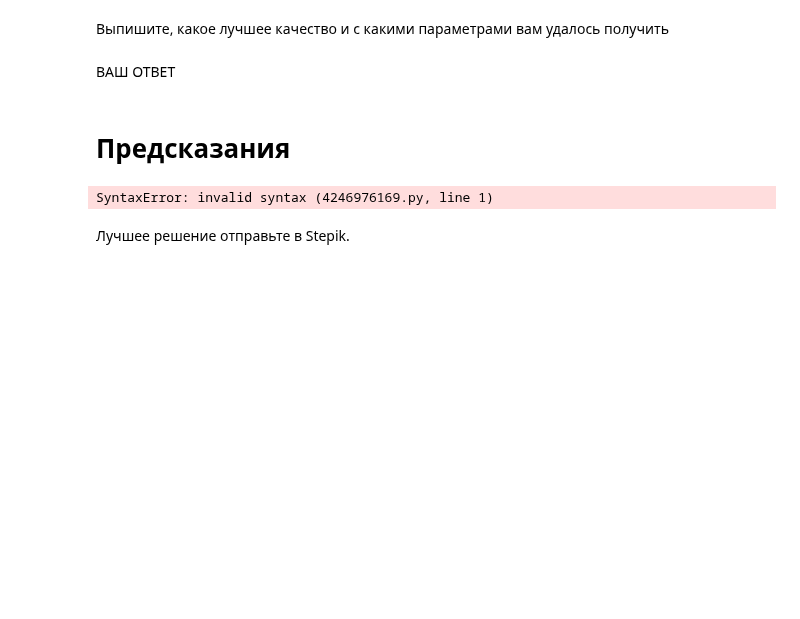
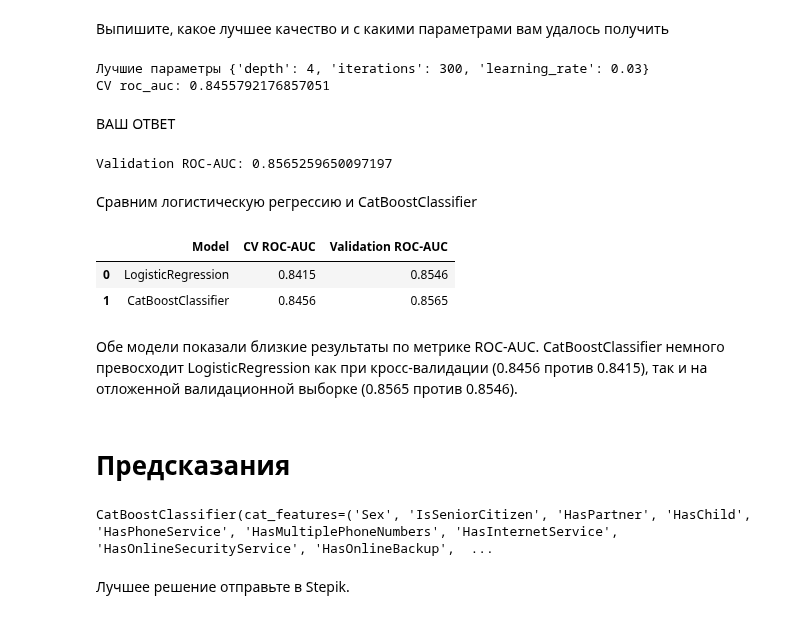
Before and after one commit to mymindinsane/DLS, a Jupyter notebook: week_03_composition_model_selection/Homework/hw_3_kaggle.ipynb, the cells around one changed output. Drawn from its saved outputs; the diff is of its cells as text; code cells hidden in the pictures; blank space fills up the shorter version.

```diff
--- a/week_03_composition_model_selection/Homework/hw_3_kaggle.ipynb
+++ b/week_03_composition_model_selection/Homework/hw_3_kaggle.ipynb
@@ -468,0 +494,6 @@ Validation ROC-AUC: 0.8545542904748681
+# %%
+model = CatBoostClassifier(
+    cat_features=tuple(cat_cols),
+    verbose=False,
+    random_seed=42
+)
@@ -468,0 +502,14 @@ Validation ROC-AUC: 0.8545542904748681
+# %%
+grid_catboost = GridSearchCV(
+    estimator=model,
+    param_grid={
+        'iterations': [300, 500, 800],
+        'depth': [4, 6],
+        'learning_rate': [0.03, 0.1, 0.2]
+    },
+    scoring='roc_auc',
+    cv=5,
+    refit=True,
+    verbose = 3 #Задаем параметр чтобы видеть прогресс обучения
+)
+grid_catboost.fit(X_train, y_train)
@@ -469,13 +539,49 @@ Validation ROC-AUC: 0.8545542904748681
 # %% [markdown]
 Выпишите, какое лучшее качество и с какими параметрами вам удалось получить
+# %%
+print("Лучшие параметры", grid_catboost.best_params_)
+print("CV roc_auc:", grid_catboost.best_score_)
+# %% [output]
+Лучшие параметры {'depth': 4, 'iterations': 300, 'learning_rate': 0.03}
+CV roc_auc: 0.8455792176857051
 # %% [markdown]
 ВАШ ОТВЕТ
+# %%
+y_proba_catboost = grid_catboost.predict_proba(X_valid)[:, 1]
+
+print("Validation ROC-AUC:", roc_auc_score(y_valid, y_proba_catboost))
+# %% [output]
+Validation ROC-AUC: 0.8565259650097197
+# %% [markdown]
+Сравним логистическую регрессию и CatBoostClassifier
+# %%
+results = pd.DataFrame({
+    'Model': ['LogisticRegression', 'CatBoostClassifier'],
+    'CV ROC-AUC': [
+        grid.best_score_,
+        grid_catboost.best_score_
+    ],
+    'Validation ROC-AUC': [
+        roc_auc_score(y_valid, grid.predict_proba(X_valid)[:, 1]),
+        roc_auc_score(y_valid, grid_catboost.predict_proba(X_valid)[:, 1])
+    ]
+})
+
+display(results.round(4))
+# %% [output]
+|  | Model | CV ROC-AUC | Validation ROC-AUC |
+| 0 | LogisticRegression | 0.8415 | 0.8546 |
+| 1 | CatBoostClassifier | 0.8456 | 0.8565 |
+# %% [markdown]
+Обе модели показали близкие результаты по метрике ROC-AUC. CatBoostClassifier немного превосходит LogisticRegression как при кросс-валидации (0.8456 против 0.8415), так и на отложенной валидационной выборке (0.8565 против 0.8546).
 # %% [markdown]
 # Предсказания
-# %%
-best_model = # какая-то предыдущая модель
-# %% [output]
-SyntaxError: invalid syntax (4246976169.py, line 1)
+# %%
+best_model = grid_catboost.best_estimator_
+# Обучим модель на всех данных
+best_model.fit(X, y)
+# %% [output]
+CatBoostClassifier(cat_features=('Sex', 'IsSeniorCitizen', 'HasPartner', 'HasChild', 'HasPhoneService', 'HasMultiplePhoneNumbers', 'HasInternetService', 'HasOnlineSecurityService', 'HasOnlineBackup',  ...
 # %%
 X_test = pd.read_csv('./test.csv')
 submission = pd.read_csv('./submission.csv')
```
Also changed, not shown: parts of 9 cells of this notebook.
